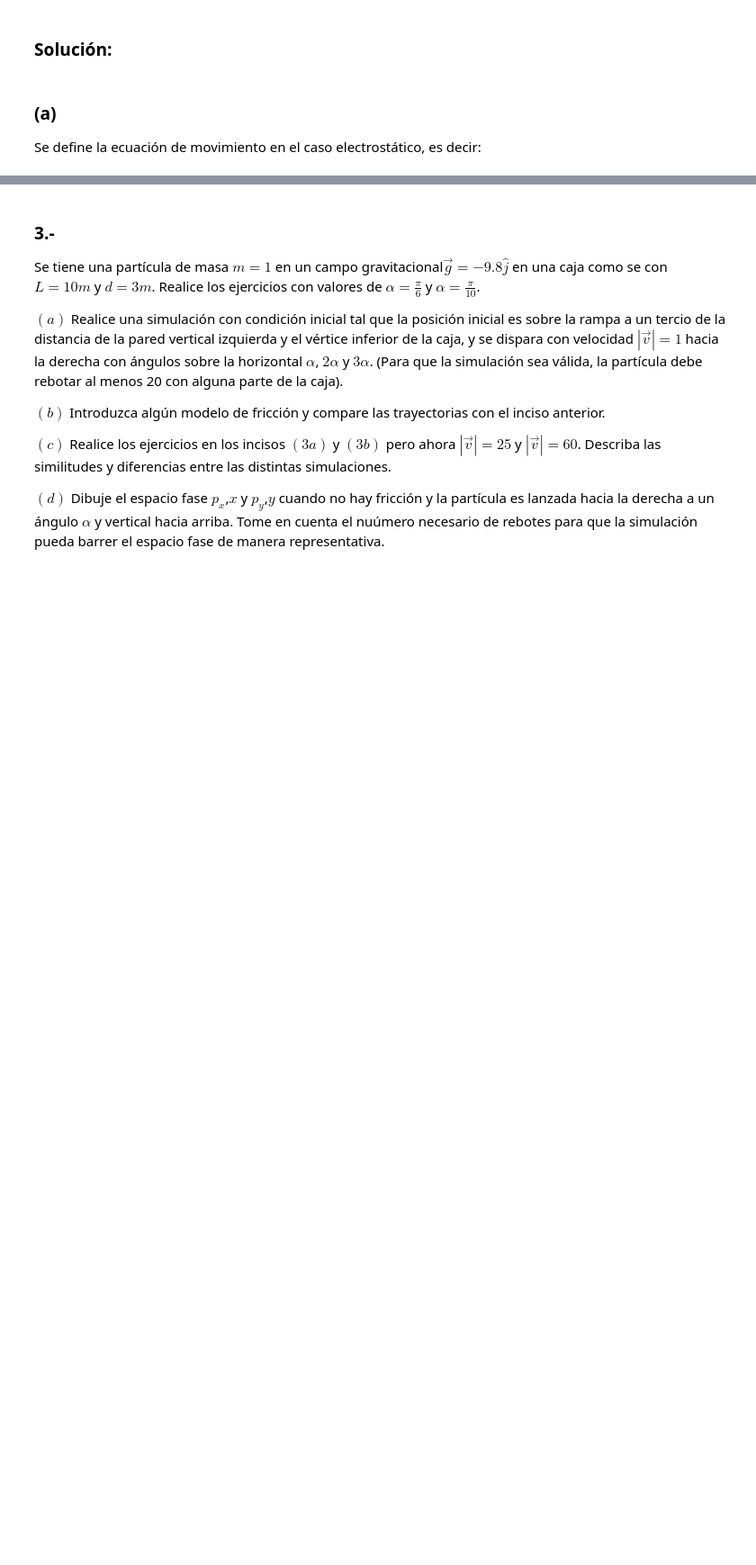
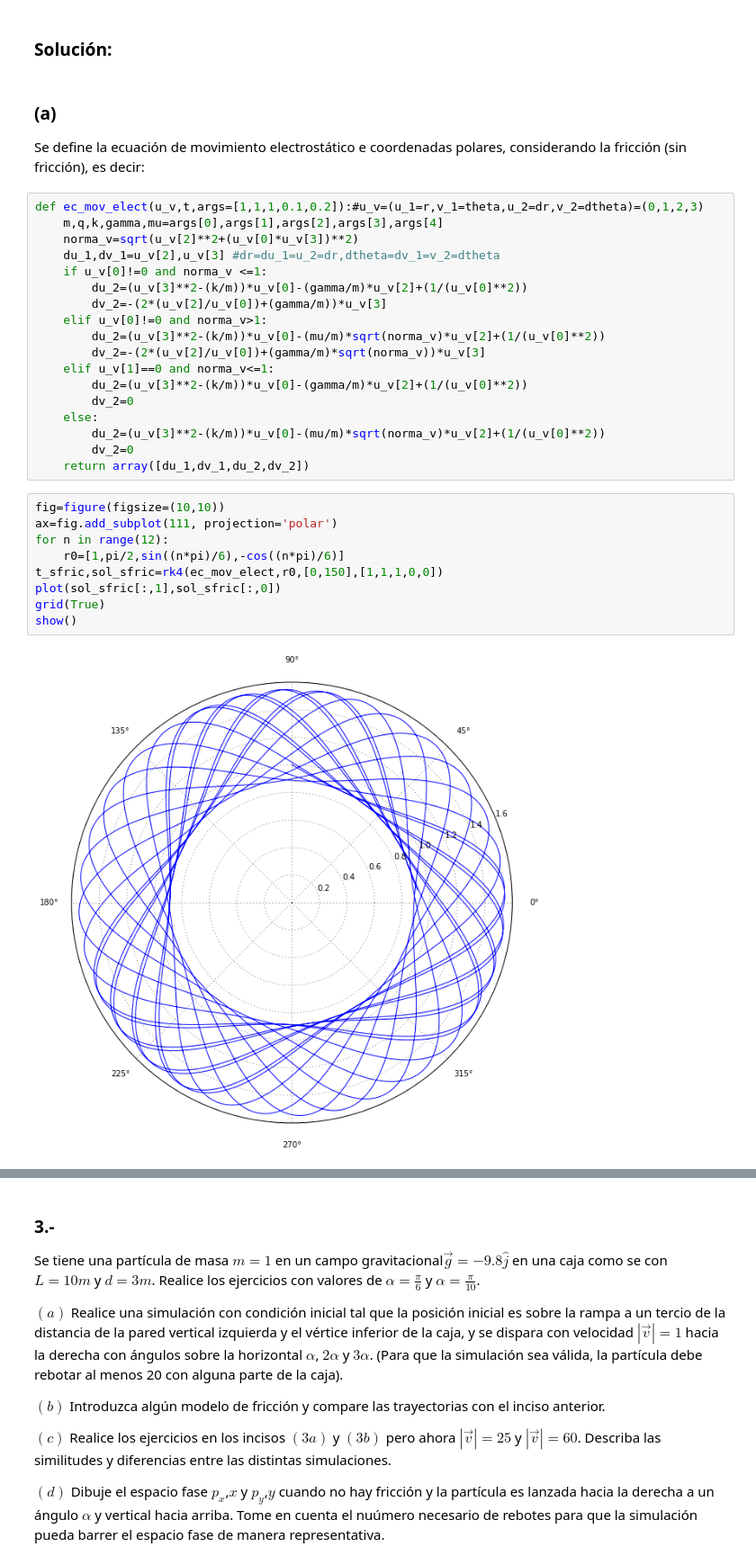
Before and after one commit to iselplabo93/Examenes, a Jupyter notebook: Examen1.ipynb, the cells around one changed output, grey strips where cells are left out. Shown at 90% size. Cells and saved outputs as stored; diff of their text form; blank space fills up the shorter version.

```diff
--- a/Examen1.ipynb
+++ b/Examen1.ipynb
@@ -377,4 +377,33 @@ $(b)$ Considerando friccion, ¿El sistema puede tener órbitas cerradas?. De ser
 ### Solución:
 # %% [markdown]
 ### (a)
-Se define la ecuación de movimiento en el caso electrostático, es decir:
+Se define la ecuación de movimiento electrostático e coordenadas polares, considerando la fricción (sin fricción), es decir:
+# %%
+def ec_mov_elect(u_v,t,args=[1,1,1,0.1,0.2]):#u_v=(u_1=r,v_1=theta,u_2=dr,v_2=dtheta)=(0,1,2,3)
+    m,q,k,gamma,mu=args[0],args[1],args[2],args[3],args[4]
+    norma_v=sqrt(u_v[2]**2+(u_v[0]*u_v[3])**2)
+    du_1,dv_1=u_v[2],u_v[3] #dr=du_1=u_2=dr,dtheta=dv_1=v_2=dtheta
+    if u_v[0]!=0 and norma_v <=1:
+        du_2=(u_v[3]**2-(k/m))*u_v[0]-(gamma/m)*u_v[2]+(1/(u_v[0]**2))
+        dv_2=-(2*(u_v[2]/u_v[0])+(gamma/m))*u_v[3]
+    elif u_v[0]!=0 and norma_v>1:
+        du_2=(u_v[3]**2-(k/m))*u_v[0]-(mu/m)*sqrt(norma_v)*u_v[2]+(1/(u_v[0]**2))
+        dv_2=-(2*(u_v[2]/u_v[0])+(gamma/m)*sqrt(norma_v))*u_v[3]
+    elif u_v[1]==0 and norma_v<=1:
+        du_2=(u_v[3]**2-(k/m))*u_v[0]-(gamma/m)*u_v[2]+(1/(u_v[0]**2))
+        dv_2=0
+    else:
+        du_2=(u_v[3]**2-(k/m))*u_v[0]-(mu/m)*sqrt(norma_v)*u_v[2]+(1/(u_v[0]**2))
+        dv_2=0
+    return array([du_1,dv_1,du_2,dv_2])
+# %%
+fig=figure(figsize=(10,10))
+ax=fig.add_subplot(111, projection='polar')
+for n in range(12):
+    r0=[1,pi/2,sin((n*pi)/6),-cos((n*pi)/6)]
+t_sfric,sol_sfric=rk4(ec_mov_elect,r0,[0,150],[1,1,1,0,0])
+plot(sol_sfric[:,1],sol_sfric[:,0])
+grid(True)
+show()
+# %% [output]
+[figure, added]
```
Also changed, not shown: parts of 2 cells of this notebook.
